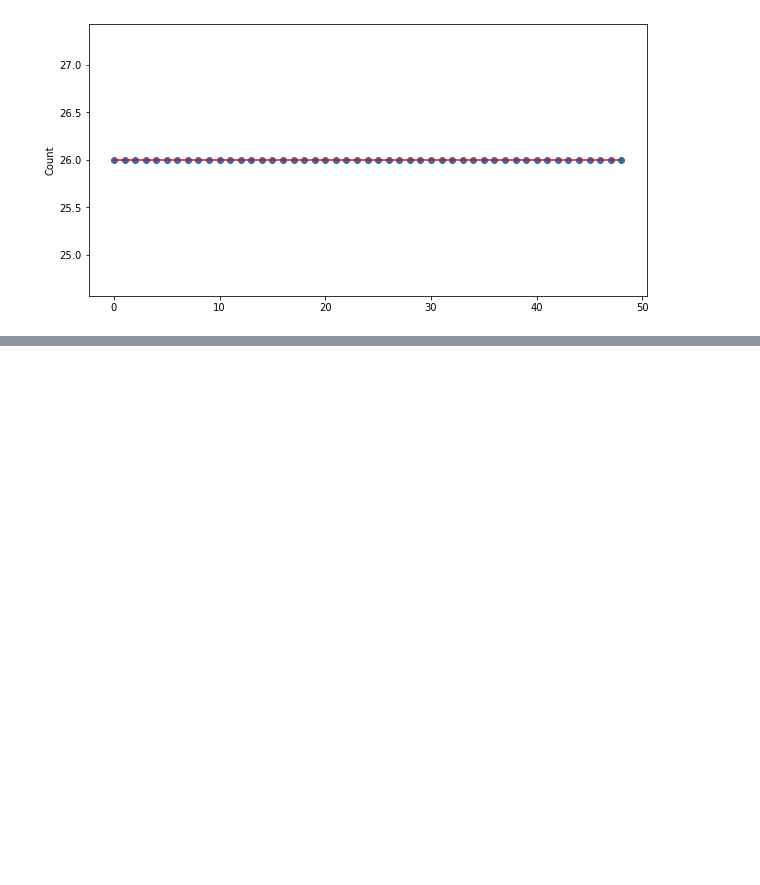
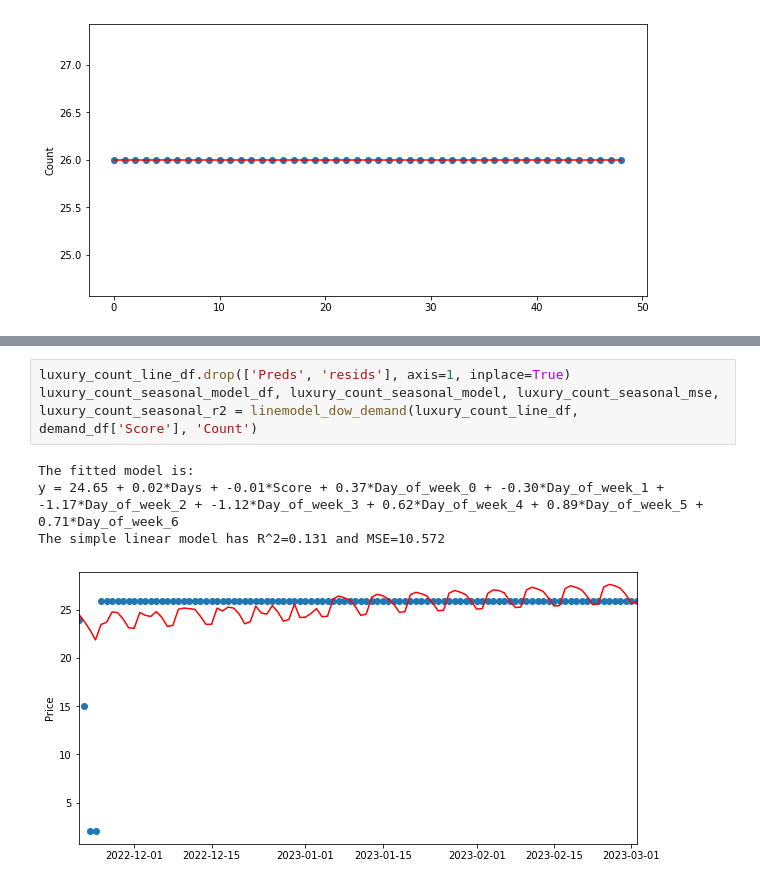
Before and after one commit to JADukeAIPI/AIPIProject, a Jupyter notebook: EDA_and_modeling.ipynb, the cells around one changed output, grey strips where cells are left out. Drawn from its saved outputs; the diff is of its cells as text; blank space fills up the shorter version.

```diff
--- a/EDA_and_modeling.ipynb
+++ b/EDA_and_modeling.ipynb
@@ -786,0 +776,8 @@ Over this date range, the inventory is static and not worth modeling.
+# %%
+luxury_count_line_df.drop(['Preds', 'resids'], axis=1, inplace=True)
+luxury_count_seasonal_model_df, luxury_count_seasonal_model, luxury_count_seasonal_mse, luxury_count_seasonal_r2 = linemodel_dow_demand(luxury_count_line_df, demand_df['Score'], 'Count')
+# %% [output]
+The fitted model is:
+y = 24.65 + 0.02*Days + -0.01*Score + 0.37*Day_of_week_0 + -0.30*Day_of_week_1 + -1.17*Day_of_week_2 + -1.12*Day_of_week_3 + 0.62*Day_of_week_4 + 0.89*Day_of_week_5 + 0.71*Day_of_week_6
+The simple linear model has R^2=0.131 and MSE=10.572
+[figure, added]
```
Also changed, not shown: parts of 4 cells of this notebook.
